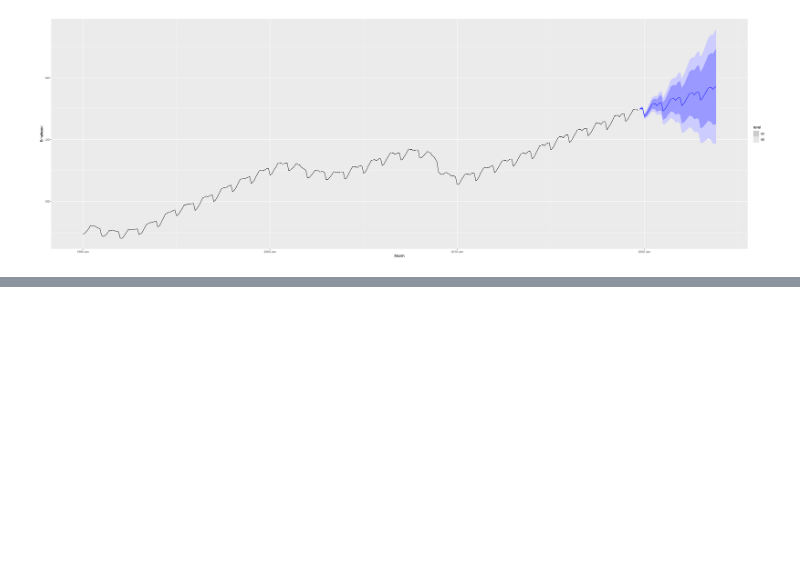
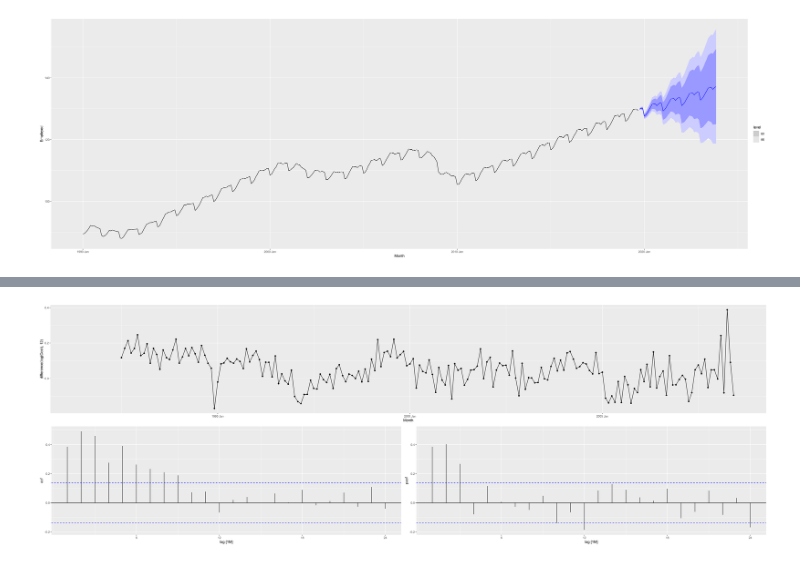
Before and after one commit to ARKA1112/Time_Series_R, a Jupyter notebook: OTEXTS_9.ipynb, the cells around one changed output, grey strips where cells are left out. Saved outputs shown, nothing was run; the diff lists cells and outputs as text; code cells hidden in the pictures; blank space fills up the shorter version.

```diff
--- a/OTEXTS_9.ipynb
+++ b/OTEXTS_9.ipynb
@@ -469,0 +498,5 @@ forecast(fit,h=50)|>filter(.model == "arima310011")|> autoplot(total_private)
+# %%
+# I believe the plot is not stationary and hence i would like to take a second difference
+
+h02 |> gg_tsdisplay(difference(log(Cost), 12), plot_type = "partial", lag_max = 24)
+# %% [output]
@@ -469,0 +507 @@ forecast(fit,h=50)|>filter(.model == "arima310011")|> autoplot(total_private)
+[figure, added]
```
Also changed, not shown: parts of 10 cells of this notebook.
